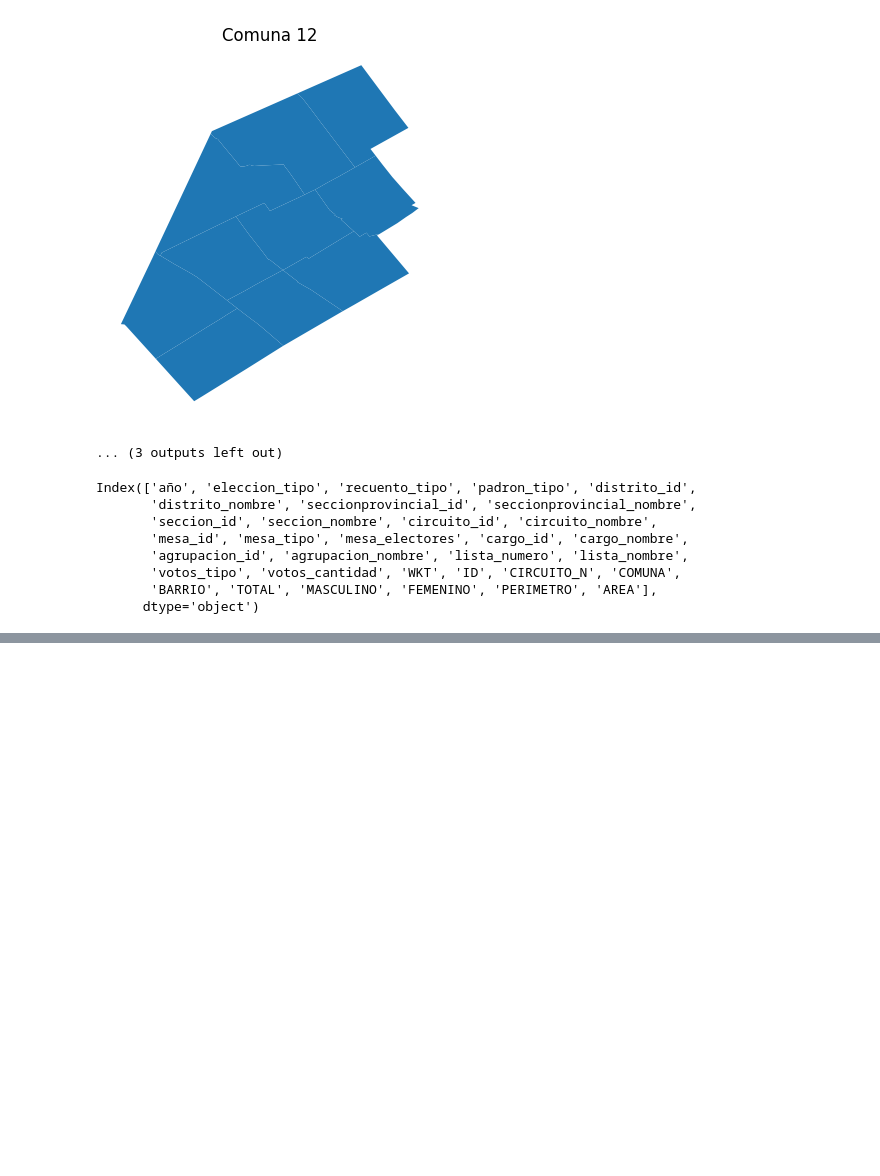
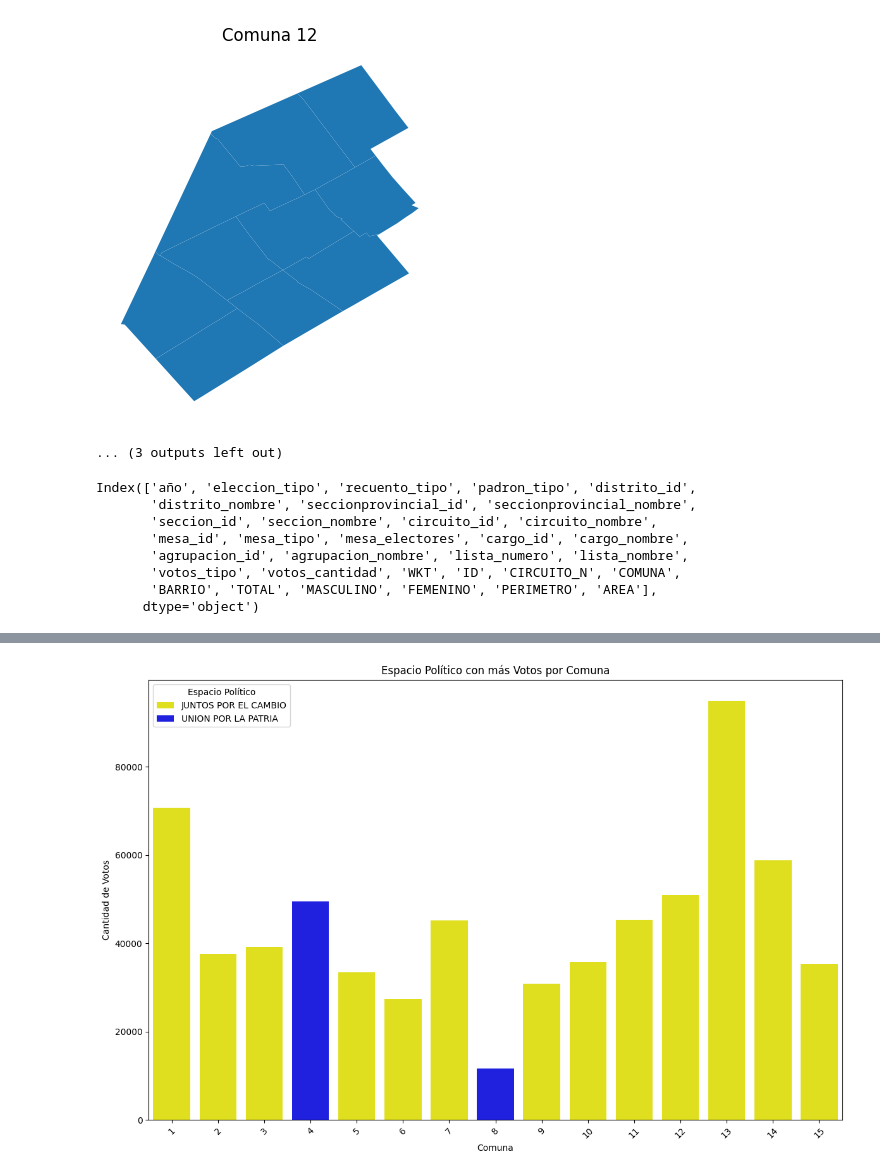
Before and after one commit to nicolasfaccini/Analisis-Elecciones-Generales-2023-Python, a Jupyter notebook: TrabajoGeneral.ipynb, the cells around one changed output, grey strips where cells are left out. Cells and saved outputs as stored; diff of their text form; code cells hidden in the pictures; blank space fills up the shorter version.

```diff
--- a/TrabajoGeneral.ipynb
+++ b/TrabajoGeneral.ipynb
@@ -395,0 +476,20 @@ COMUNA
+# %%
+votos_maximos_barplot = votos_por_comuna.sort_values('votos_cantidad', ascending=False).drop_duplicates('COMUNA')
+
+plt.figure(figsize=(12, 8))
+sns.barplot(
+    x='COMUNA',
+    y='votos_cantidad',
+    hue='agrupacion_nombre',
+    data=votos_maximos_barplot,
+    palette=paleta
+)
+plt.title('Espacio Político con más Votos por Comuna')
+plt.xlabel('Comuna')
+plt.ylabel('Cantidad de Votos')
+plt.legend(title='Espacio Político')
+plt.xticks(rotation=45)
+plt.tight_layout()
+plt.show()
+# %% [output]
+[figure, added]
```
Also changed, not shown: parts of 18 cells of this notebook.
